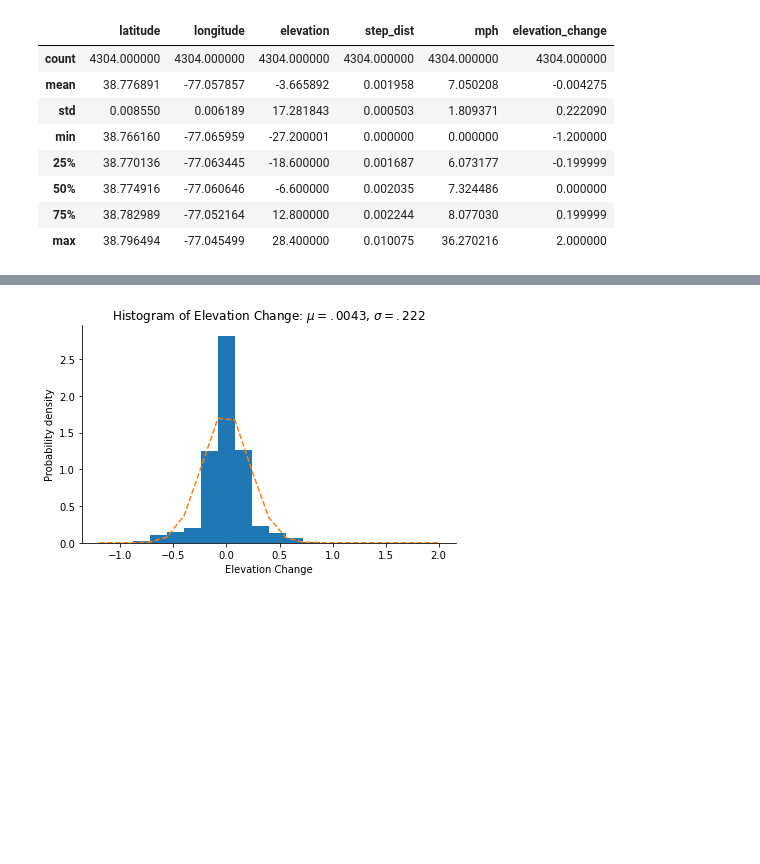
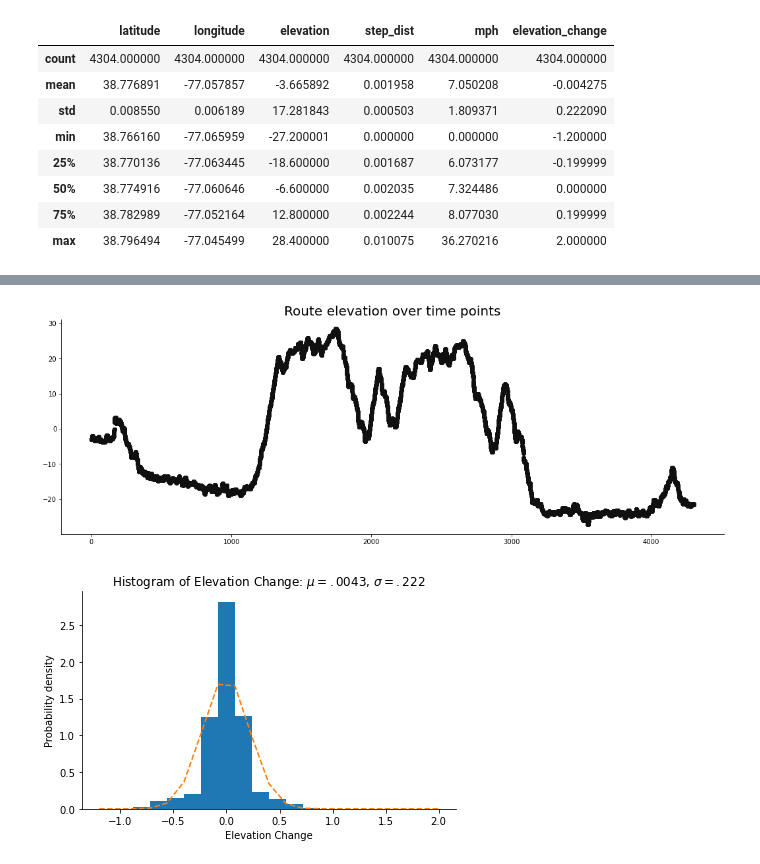
Before and after one commit to lrhf97/gpx_analysis, a Jupyter notebook: route_analysis.ipynb, the cells around one changed output, grey strips where cells are left out. Saved outputs shown, nothing was run; the diff lists cells and outputs as text; code cells hidden in the pictures; blank space fills up the shorter version.

```diff
--- a/route_analysis.ipynb
+++ b/route_analysis.ipynb
@@ -203,3 +203,7 @@ route_2loop_df.describe()
 | 50% | 38.774916 | -77.060646 | -6.600000 | 0.002035 | 7.324486 | 0.000000 |
 | 75% | 38.782989 | -77.052164 | 12.800000 | 0.002244 | 8.077030 | 0.199999 |
 | max | 38.796494 | -77.045499 | 28.400000 | 0.010075 | 36.270216 | 2.000000 |
+# %%
+route_2loop_df['5sec_rolling_elv'] = route_2loop_df['elevation_change'].rolling(5).mean()
+route_2loop_df['second'] = route_2loop_df.index
+route_2loop_df[10:20]
@@ -206,3 +224,11 @@ route_2loop_df.describe()
+# %%
+plt.figure(figsize=(18,6))
+plt.scatter(route_2loop_df.index, route_2loop_df['elevation'], color='#101010')
+plt.scatter(route_2loop_df.index, route_2loop_df['elevation'], color='#101010')
+
+plt.title('Route elevation over time points', size=20);
+# %% [output]
+[figure, added]
 # %%
 el_change_distribution = elevation_change.copy()
 el_change_distribution.sort()
```
Also changed, not shown: parts of 6 cells of this notebook, 2 other files.
